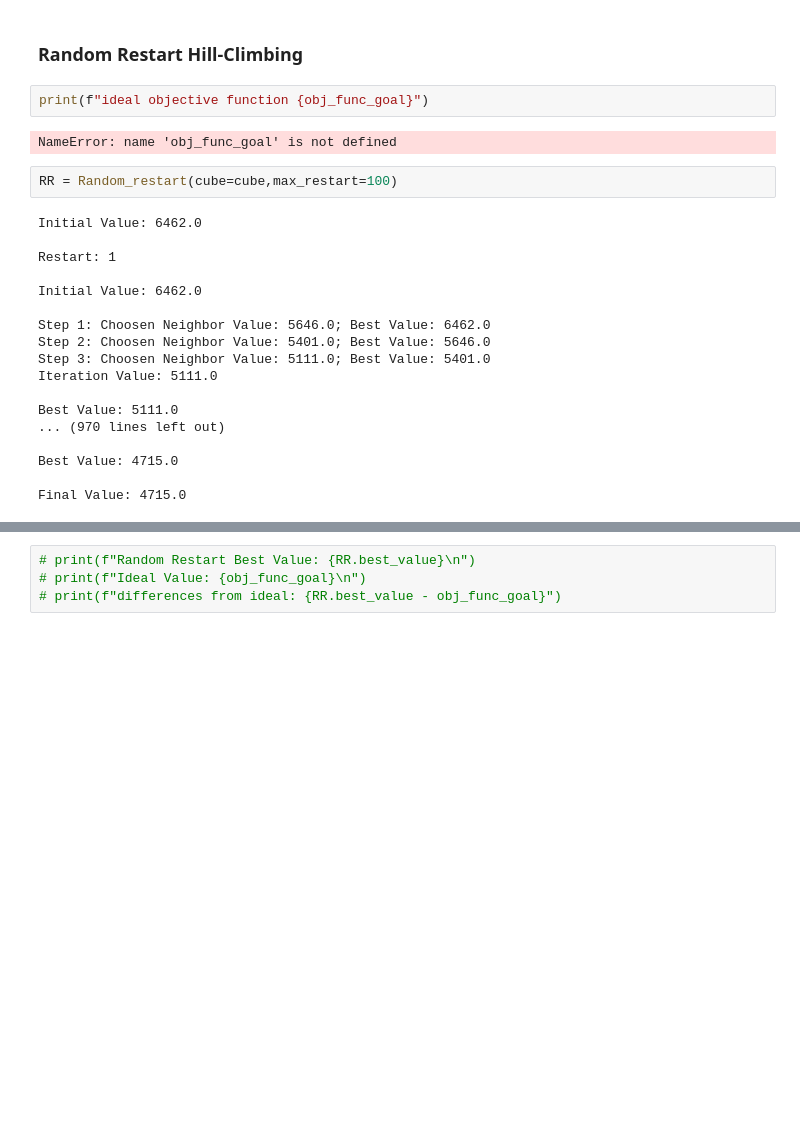
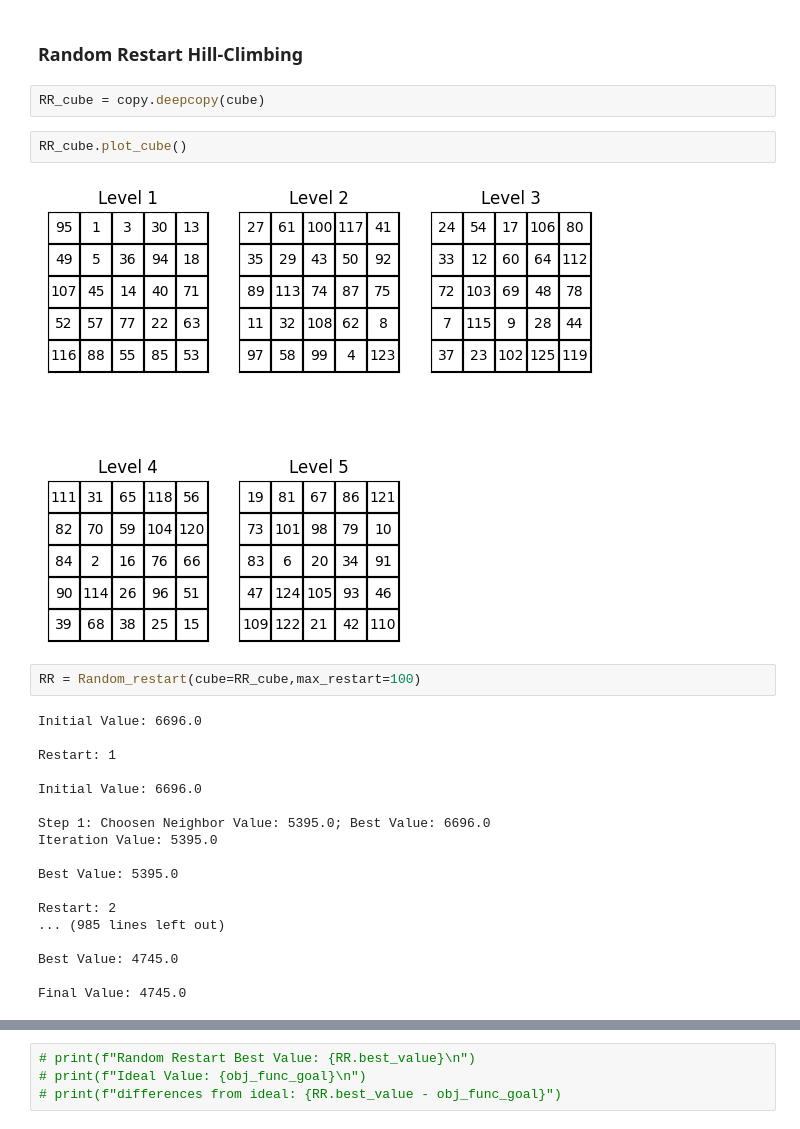
Before and after one commit to marcellinow/diagonal-magic-cube, a Jupyter notebook: main.ipynb, the cells around one changed output, grey strips where cells are left out. Cells and saved outputs as stored; diff of their text form; blank space fills up the shorter version.

```diff
--- a/main.ipynb
+++ b/main.ipynb
@@ -109,30 +109,32 @@ cube = problem_cube.initial_state()
 ## Local Seach Implementation
 # %% [markdown]
 ### Random Restart Hill-Climbing
-# %%
-print(f"ideal objective function {obj_func_goal}")
-# %% [output]
-NameError: name 'obj_func_goal' is not defined
+# %%
+RR_cube = copy.deepcopy(cube)
+# %%
+RR_cube.plot_cube()
+# %% [output]
+[figure, added]
 # %%
-RR = Random_restart(cube=cube,max_restart=100)
+RR = Random_restart(cube=RR_cube,max_restart=100)
 # %% [output]
-Initial Value: 6462.0
+Initial Value: 6696.0
 
 Restart: 1
 
-Initial Value: 6462.0
+Initial Value: 6696.0
 
-Step 1: Choosen Neighbor Value: 5646.0; Best Value: 6462.0
-Step 2: Choosen Neighbor Value: 5401.0; Best Value: 5646.0
-Step 3: Choosen Neighbor Value: 5111.0; Best Value: 5401.0
-Iteration Value: 5111.0
+Step 1: Choosen Neighbor Value: 5395.0; Best Value: 6696.0
+Iteration Value: 5395.0
 
-Best Value: 5111.0
-... (970 lines left out)
+Best Value: 5395.0
 
-Best Value: 4715.0
+Restart: 2
+... (985 lines left out)
 
-Final Value: 4715.0
+Best Value: 4745.0
+
+Final Value: 4745.0
 # %%
 RR.results()
 # %% [output]
```
Also changed, not shown: parts of 3 cells of this notebook, 4 other files.
